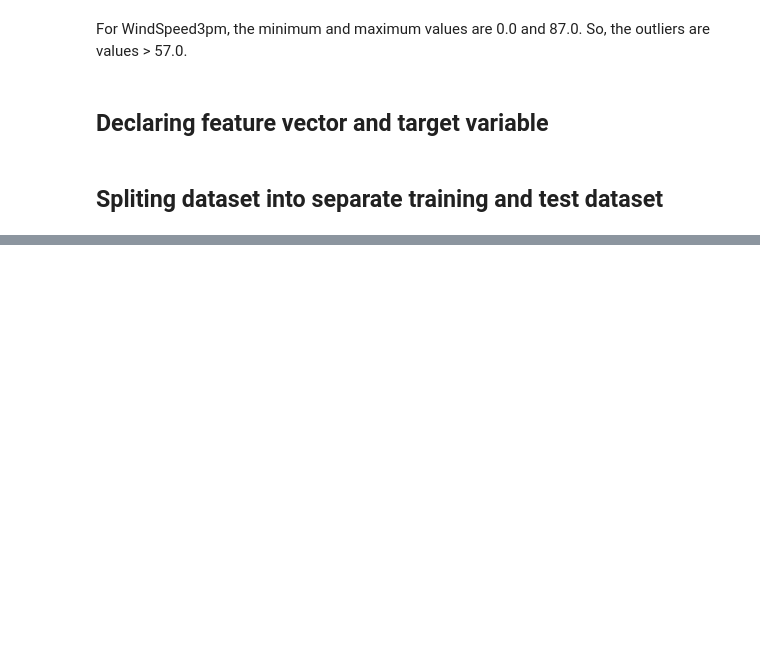
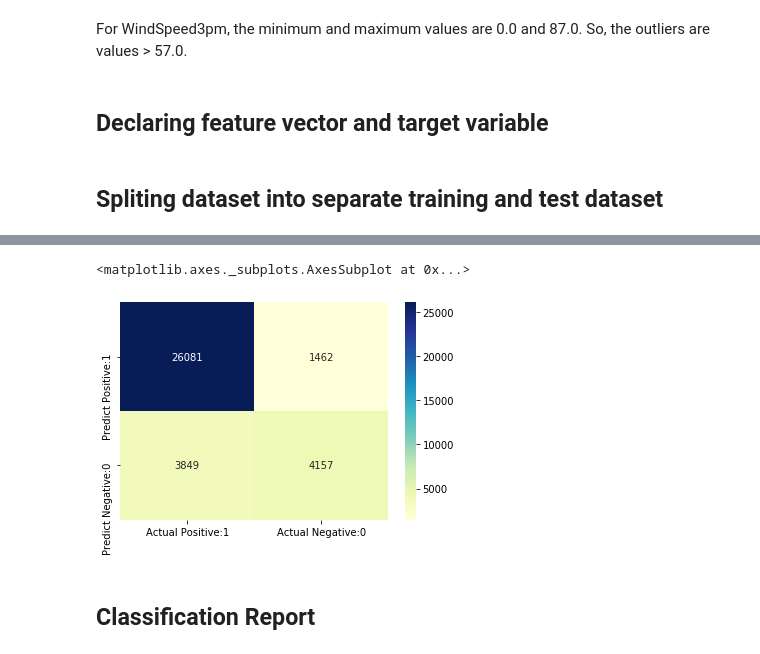
Before and after one commit to PoojaDeswal94/Rain_Prediction_Logistic_Regression, a Jupyter notebook: Rain Prediction.ipynb, the cells around one changed output, grey strips where cells are left out. Drawn from its saved outputs; the diff is of its cells as text; code cells hidden in the pictures; blank space fills up the shorter version.

```diff
--- a/Rain Prediction.ipynb
+++ b/Rain Prediction.ipynb
@@ -842,0 +1250,3 @@ x_train, x_test, y_train, y_test = train_test_split(x, y, test_size = 0.25, rand
+# %%
+x_train = pd.DataFrame(x_train, columns=[cols])
+x_test = pd.DataFrame(x_test, columns=[cols])
@@ -842,0 +1268,11 @@ x_train, x_test, y_train, y_test = train_test_split(x, y, test_size = 0.25, rand
+# %%
+# training a logistic regression model on the training set
+from sklearn.linear_model import LogisticRegression
+
+
+# instantiate the model
+logreg = LogisticRegression(solver='liblinear', random_state=0)
+
+
+# fit the model
+logreg.fit(x_train, y_train)
@@ -842,0 +1287,4 @@ x_train, x_test, y_train, y_test = train_test_split(x, y, test_size = 0.25, rand
+# %%
+y_pred_test = logreg.predict(x_test)
+
+y_pred_test
@@ -842,0 +1409,5 @@ x_train, x_test, y_train, y_test = train_test_split(x, y, test_size = 0.25, rand
+# %%
+from sklearn.metrics import confusion_matrix
+
+cm = confusion_matrix(y_test, y_pred_test)
+cm
@@ -842,0 +1425,12 @@ x_train, x_test, y_train, y_test = train_test_split(x, y, test_size = 0.25, rand
+# %%
+# visualize confusion matrix with seaborn heatmap
+
+cm_plot = pd.DataFrame(data=cm, columns=['Actual Positive:1', 'Actual Negative:0'],
+                                 index=['Predict Positive:1', 'Predict Negative:0'])
+
+sns.heatmap(cm_plot, annot=True, fmt='d', cmap='YlGnBu')
+# %% [output]
+<matplotlib.axes._subplots.AxesSubplot at 0x...>
+[figure, added]
+# %% [markdown]
+## Classification Report
```
Also changed, not shown: parts of 108 cells of this notebook.
